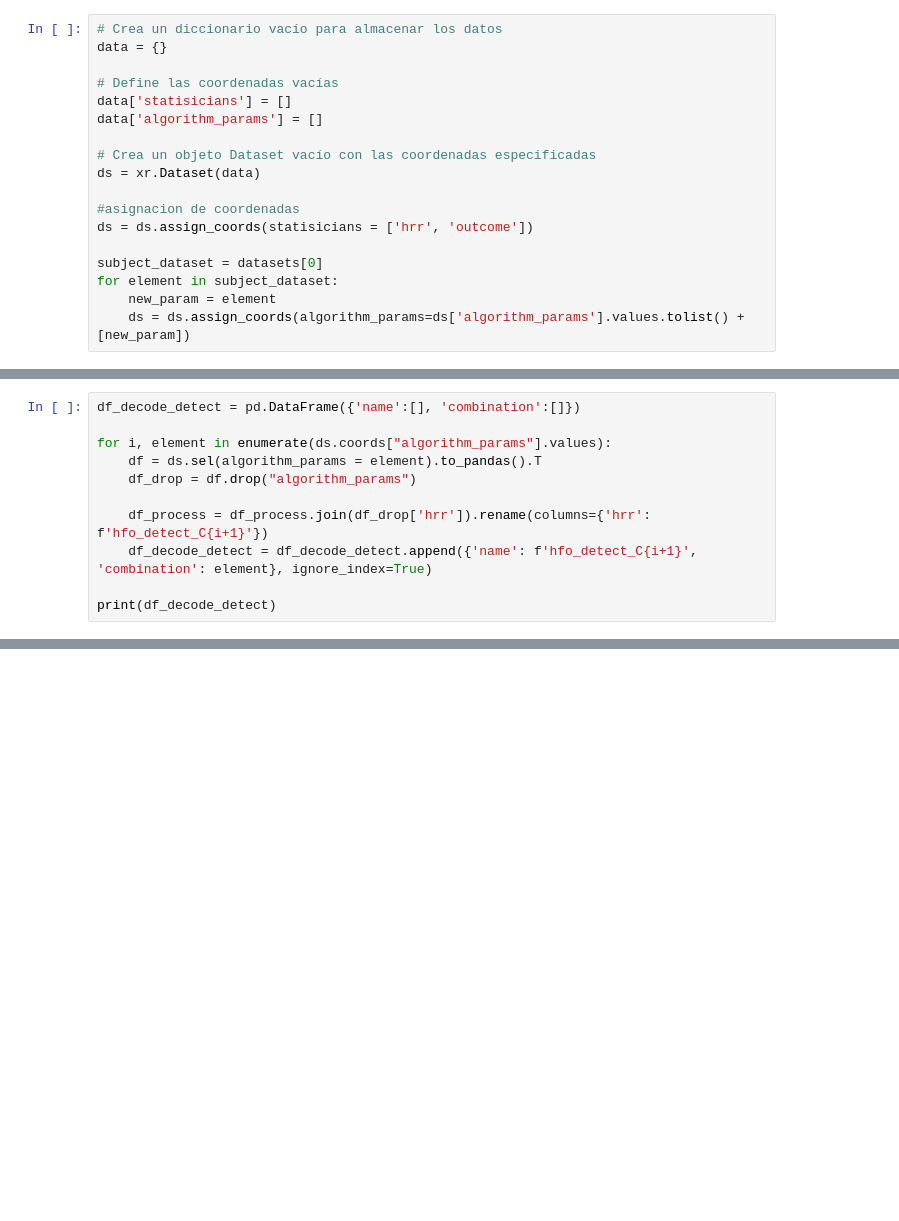
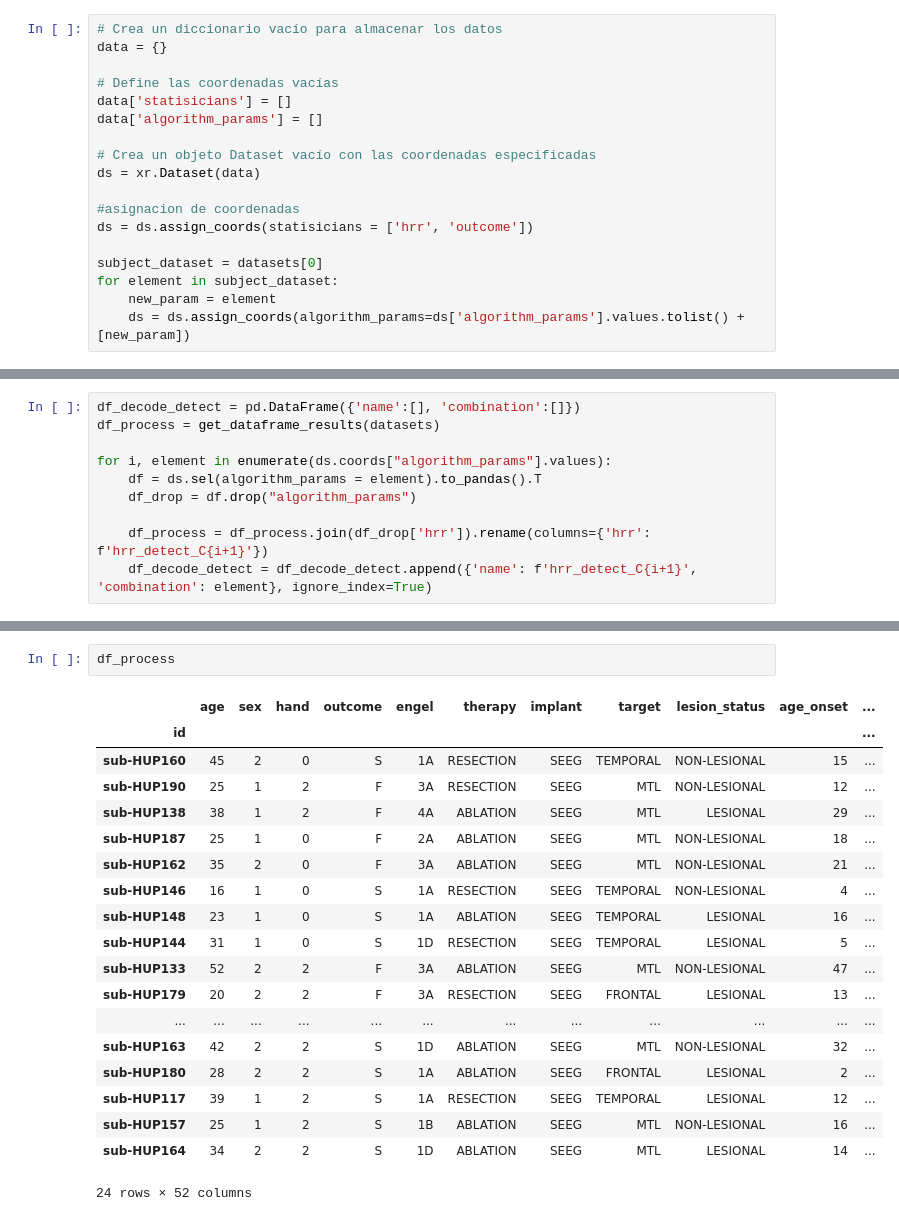
Before and after one commit to fericazatti/CODETESIS, a Jupyter notebook: analysis.ipynb, the cells around one changed output, grey strips where cells are left out. Saved outputs shown, nothing was run; the diff lists cells and outputs as text; blank space fills up the shorter version.

```diff
--- a/analysis.ipynb
+++ b/analysis.ipynb
@@ -122,11 +111,10 @@ The search_str was "data/bids/ds004100/sub-HUP150/**/ieeg/sub-HUP150_ses-presurg
 # %%
 df_decode_detect = pd.DataFrame({'name':[], 'combination':[]})
+df_process = get_dataframe_results(datasets)
 
 for i, element in enumerate(ds.coords["algorithm_params"].values):
     df = ds.sel(algorithm_params = element).to_pandas().T
     df_drop = df.drop("algorithm_params")
 
-    df_process = df_process.join(df_drop['hrr']).rename(columns={'hrr': f'hfo_detect_C{i+1}'})
-    df_decode_detect = df_decode_detect.append({'name': f'hfo_detect_C{i+1}', 'combination': element}, ignore_index=True)
-
-print(df_decode_detect)
+    df_process = df_process.join(df_drop['hrr']).rename(columns={'hrr': f'hrr_detect_C{i+1}'})
+    df_decode_detect = df_decode_detect.append({'name': f'hrr_detect_C{i+1}', 'combination': element}, ignore_index=True)
@@ -172,0 +163,22 @@ Data variables: (12/24)
+# %%
+df_process
+# %% [output]
+|  | age | sex | hand | outcome | engel | therapy | implant | target | lesion_status | age_onset | ... |
+| id |  |  |  |  |  |  |  |  |  |  | ... |
+| sub-HUP160 | 45 | 2 | 0 | S | 1A | RESECTION | SEEG | TEMPORAL | NON-LESIONAL | 15 | ... |
+| sub-HUP190 | 25 | 1 | 2 | F | 3A | RESECTION | SEEG | MTL | NON-LESIONAL | 12 | ... |
+| sub-HUP138 | 38 | 1 | 2 | F | 4A | ABLATION | SEEG | MTL | LESIONAL | 29 | ... |
+| sub-HUP187 | 25 | 1 | 0 | F | 2A | ABLATION | SEEG | MTL | NON-LESIONAL | 18 | ... |
+| sub-HUP162 | 35 | 2 | 0 | F | 3A | ABLATION | SEEG | MTL | NON-LESIONAL | 21 | ... |
+| sub-HUP146 | 16 | 1 | 0 | S | 1A | RESECTION | SEEG | TEMPORAL | NON-LESIONAL | 4 | ... |
+| sub-HUP148 | 23 | 1 | 0 | S | 1A | ABLATION | SEEG | TEMPORAL | LESIONAL | 16 | ... |
+| sub-HUP144 | 31 | 1 | 0 | S | 1D | RESECTION | SEEG | TEMPORAL | LESIONAL | 5 | ... |
+| sub-HUP133 | 52 | 2 | 2 | F | 3A | ABLATION | SEEG | MTL | NON-LESIONAL | 47 | ... |
+| sub-HUP179 | 20 | 2 | 2 | F | 3A | RESECTION | SEEG | FRONTAL | LESIONAL | 13 | ... |
+| ... | ... | ... | ... | ... | ... | ... | ... | ... | ... | ... | ... |
+| sub-HUP163 | 42 | 2 | 2 | S | 1D | ABLATION | SEEG | MTL | NON-LESIONAL | 32 | ... |
+| sub-HUP180 | 28 | 2 | 2 | S | 1A | ABLATION | SEEG | FRONTAL | LESIONAL | 2 | ... |
+| sub-HUP117 | 39 | 1 | 2 | S | 1A | RESECTION | SEEG | TEMPORAL | LESIONAL | 12 | ... |
+| sub-HUP157 | 25 | 1 | 2 | S | 1B | ABLATION | SEEG | MTL | NON-LESIONAL | 16 | ... |
+| sub-HUP164 | 34 | 2 | 2 | S | 1D | ABLATION | SEEG | MTL | LESIONAL | 14 | ... |
+24 rows × 52 columns
```
Also changed, not shown: parts of 9 cells of this notebook.
